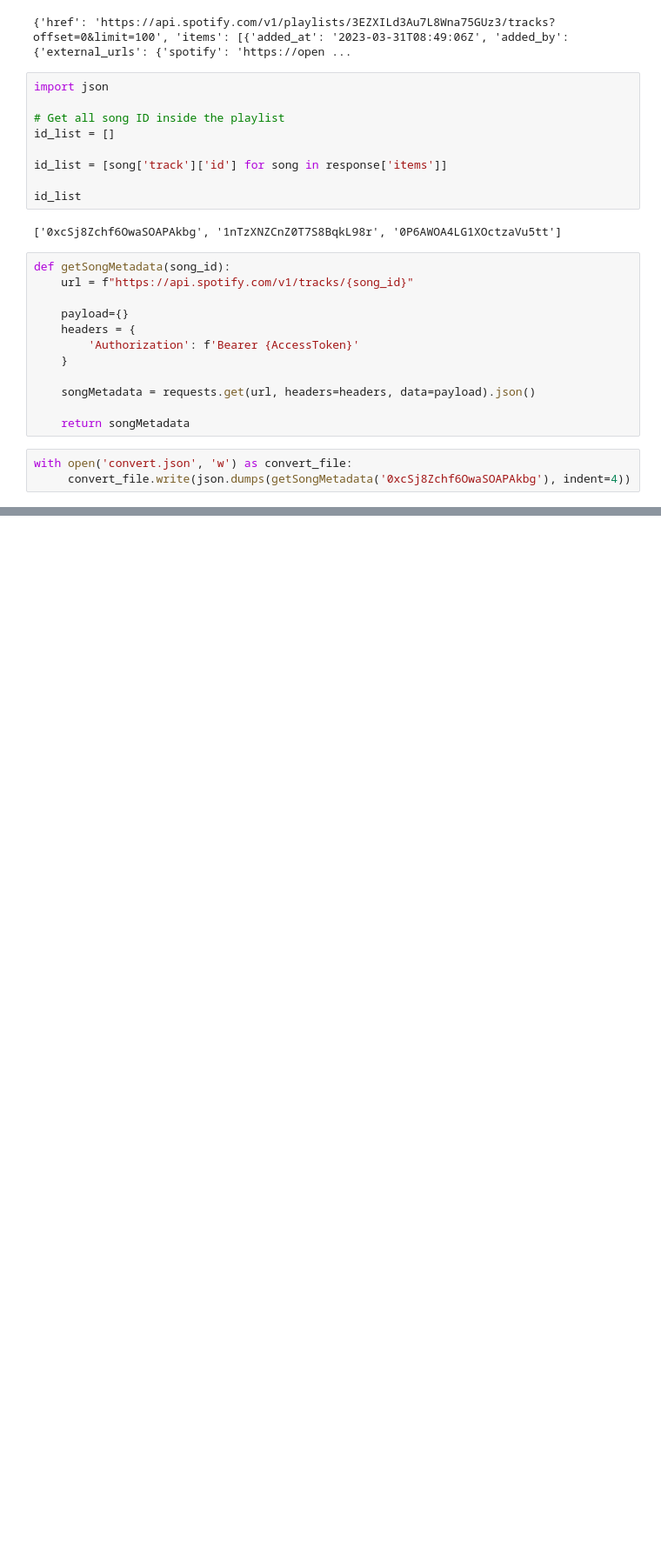
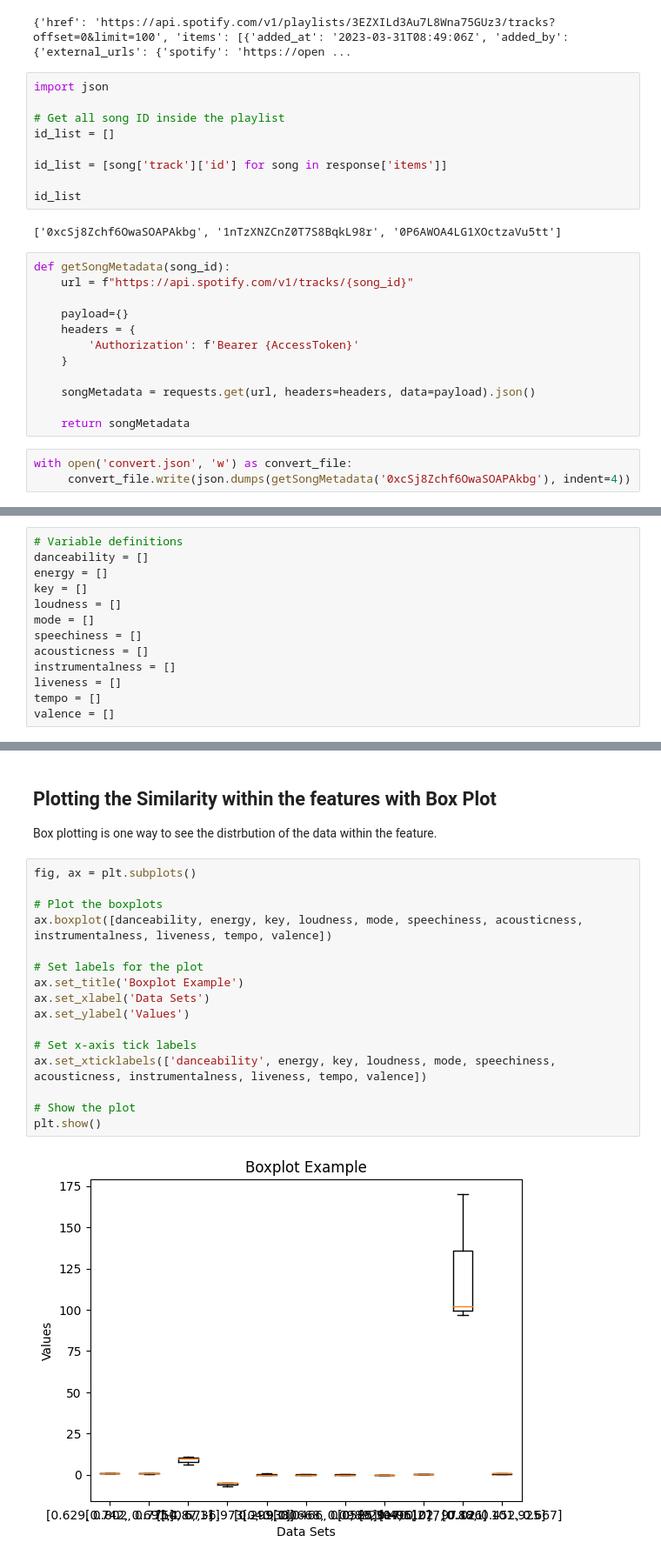
Before and after one commit to kaitoshaw/muse, a Jupyter notebook: getSongs.ipynb, the cells around one changed output, grey strips where cells are left out. Shown at 87% size. Drawn from its saved outputs; the diff is of its cells as text; blank space fills up the shorter version.

Commit message:
Plotting on the Values
Need normalisation on the plotting to make it better looking

```diff
--- a/getSongs.ipynb
+++ b/getSongs.ipynb
@@ -91,0 +105,13 @@ with open('convert.json', 'w') as convert_file:
+# %%
+# Variable definitions
+danceability = []
+energy = []
+key = []
+loudness = []
+mode = []
+speechiness = []
+acousticness = []
+instrumentalness = []
+liveness = []
+tempo = []
+valence = []
@@ -91,0 +154,21 @@ with open('convert.json', 'w') as convert_file:
+# %% [markdown]
+## Plotting the Similarity within the features with Box Plot
+Box plotting is one way to see the distrbution of the data within the feature.
+# %%
+fig, ax = plt.subplots()
+
+# Plot the boxplots
+ax.boxplot([danceability, energy, key, loudness, mode, speechiness, acousticness, instrumentalness, liveness, tempo, valence])
+
+# Set labels for the plot
+ax.set_title('Boxplot Example')
+ax.set_xlabel('Data Sets')
+ax.set_ylabel('Values')
+
+# Set x-axis tick labels
+ax.set_xticklabels(['danceability', energy, key, loudness, mode, speechiness, acousticness, instrumentalness, liveness, tempo, valence])
+
+# Show the plot
+plt.show()
+# %% [output]
+[figure, added]
```
Also changed, not shown: parts of 7 cells of this notebook.
